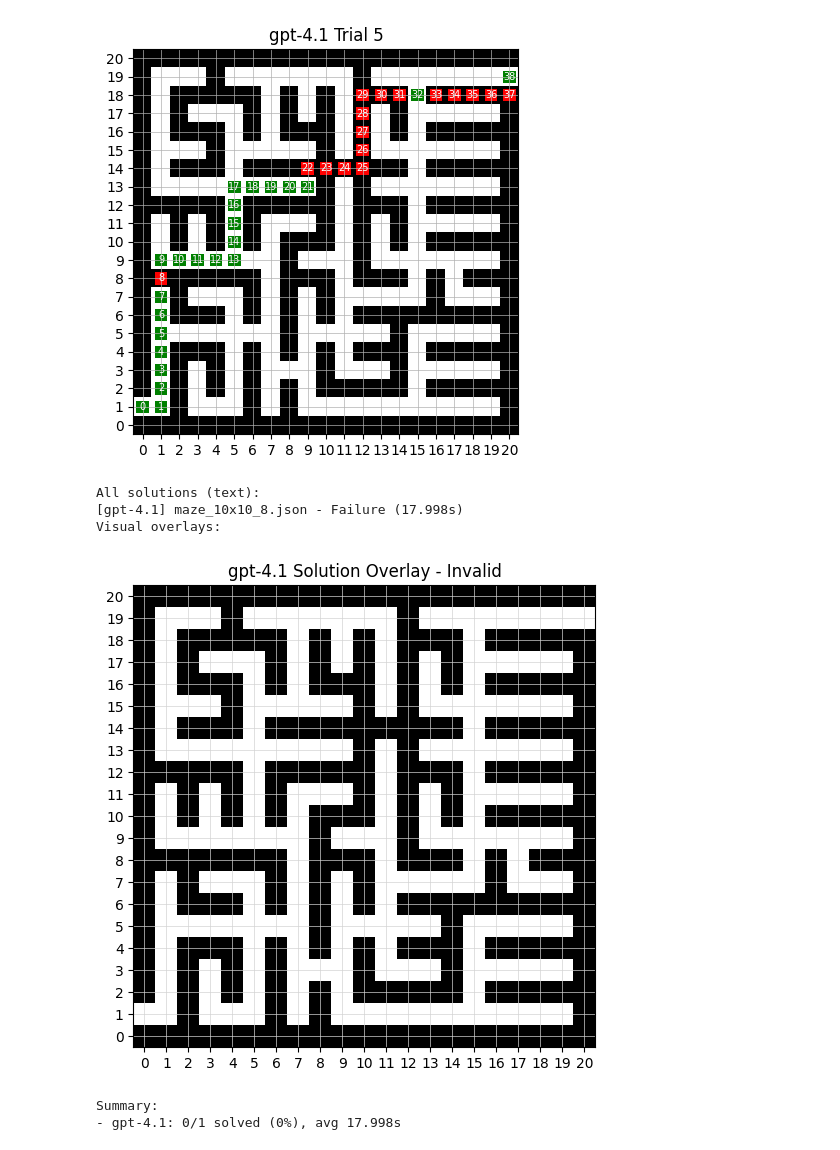
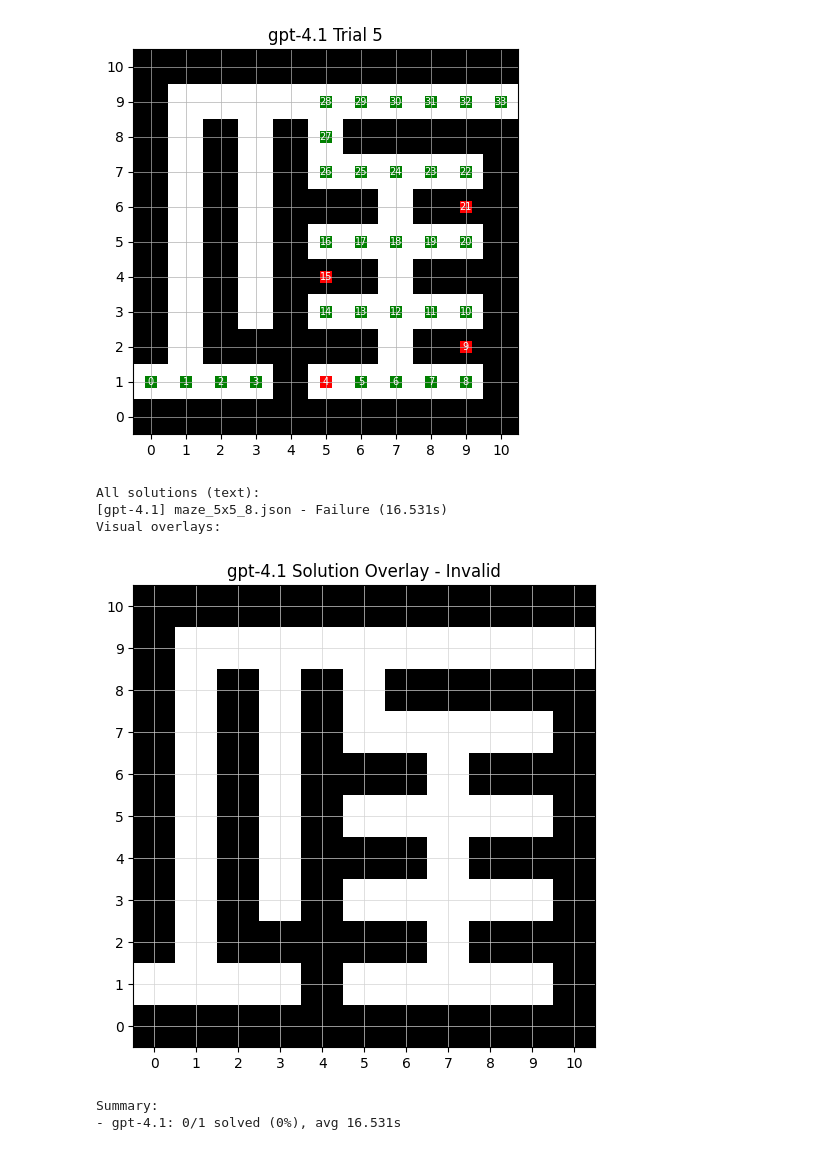
Before and after one commit to andre15silva/mazes, a Jupyter notebook: llm_solver.ipynb, the cells around one changed output. Saved outputs shown, nothing was run; the diff lists cells and outputs as text; code cells hidden in the pictures.

```diff
--- a/llm_solver.ipynb
+++ b/llm_solver.ipynb
@@ -70,19 +70,25 @@ class MazeTester:
         dim = maze.grid.shape[0]
         start = (1, 0)
         end = (dim - 2, dim - 1)
-        rows = [''.join('#' if cell else '.' for cell in row) for row in maze.grid]
+        rows = [''.join('🟥' if cell else '🟢' for cell in row) for row in maze.grid]
         maze_str = "\n".join(rows)
         return (
-            f"You are given a {dim}x{dim} maze."
-            f"The maze is represented as a 2D grid of characters."
-            f"Walls ('#') are impassable, free ('.') traversable."
-            f"The grid is 0-indexed, meaning the top-left corner is (0,0) and the bottom-right corner is ({dim-1},{dim-1})."
-            f"The start point is at {start}, the end is at {end}."
-            f""
-            f"Your task is to find a path from the start to the end."
-            f"Output ONLY the path as a Python list of (row,col) tuples, representing contiguous steps from the start to the end, including the start and end points, in a single line."
-            f"\n{maze_str}"
-        )
+            f"You are given a square maze of size {dim}×{dim}, represented by a 2D grid of emojis:\n"
+            f"  • Walls: 🟥 (impassable)\n"
+            f"  • Free cells: 🟢 (traversable)\n\n"
+            f"Coordinates are 0‑indexed: (0,0) is the top‑left, ({dim-1},{dim-1}) is the bottom‑right.\n"
+            f"Start position: {start}\n"
+            f"End position:   {end}\n\n"
+            f"Rules:\n"
+            f"  1. You may move one cell at a time: up, down, left, or right.\n"
+            f"  2. No diagonal moves.\n"
+            f"  3. You cannot enter 🟥 cells or revisit any cell twice.\n\n"
+            f"Output:\n"
+            f"  • A single Python list of (row, col) tuples, in order from the start to the end, including both endpoints.\n"
+            f"  • The entire list must appear on one line, with no extra text or commentary.\n\n"
+            f"Here is the maze map (each line is one row):\n"
+            f"{maze_str}"
+            )
 
     def _parse_response(self, response: str) -> List[Tuple[int, int]]:
         list_pat = r"\[(?:\s*\(\d+,\s*\d+\s*\)(?:,\s*\(\d+,\s*\d+\s*\))*)\]"
@@ -255,6 +261,7 @@ if __name__ == "__main__":
             model=model,
             instructions="You are an expert maze solver.",
             input=prompt,
+            temperature=0,
         ).output_text
 
     llm_map = {
@@ -263,7 +270,7 @@ if __name__ == "__main__":
     }
 
     tester = MazeTester(llm_map, Mazes.load)
-    files = ["mazes/maze_10x10_8.json",]
+    files = ["mazes/maze_5x5_8.json",]
     tester.test_many(files)
     tester.save_results("llm_maze_results.json")
 
@@ -370,7 +377,7 @@ Here's your previous attempt including all steps until the first incorrect step.
-[figure, old version]
+[figure, new version]
 All solutions (text):
-[gpt-4.1] maze_10x10_8.json - Failure (17.998s)
+[gpt-4.1] maze_5x5_8.json - Failure (16.531s)
 Visual overlays:
-[figure, old version]
+[figure, new version]
 Summary:
-- gpt-4.1: 0/1 solved (0%), avg 17.998s
+- gpt-4.1: 0/1 solved (0%), avg 16.531s
```
Also changed, not shown: parts of 1 cell of this notebook, 1 other file.
